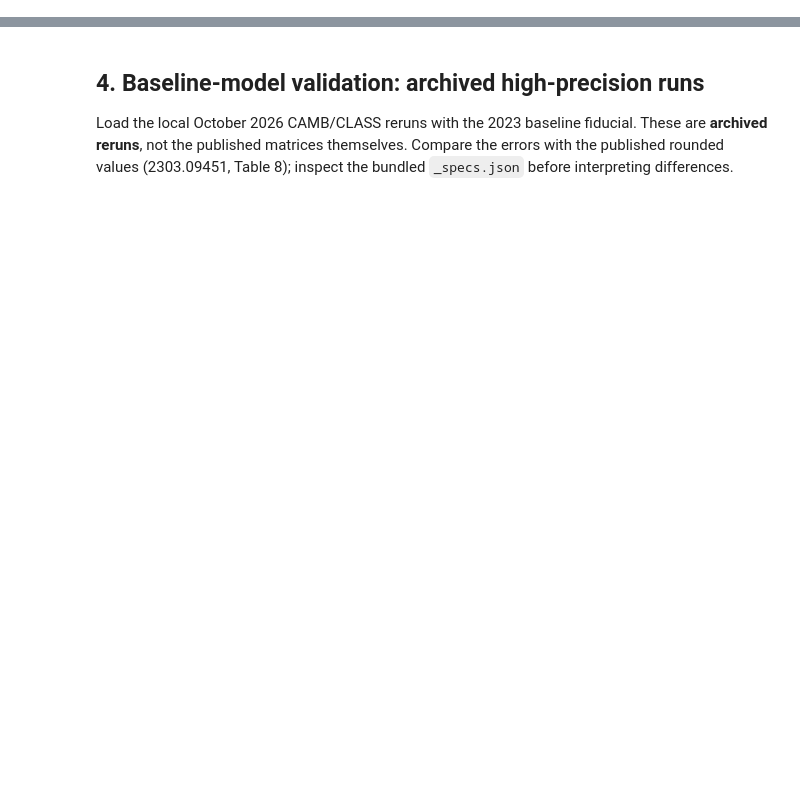
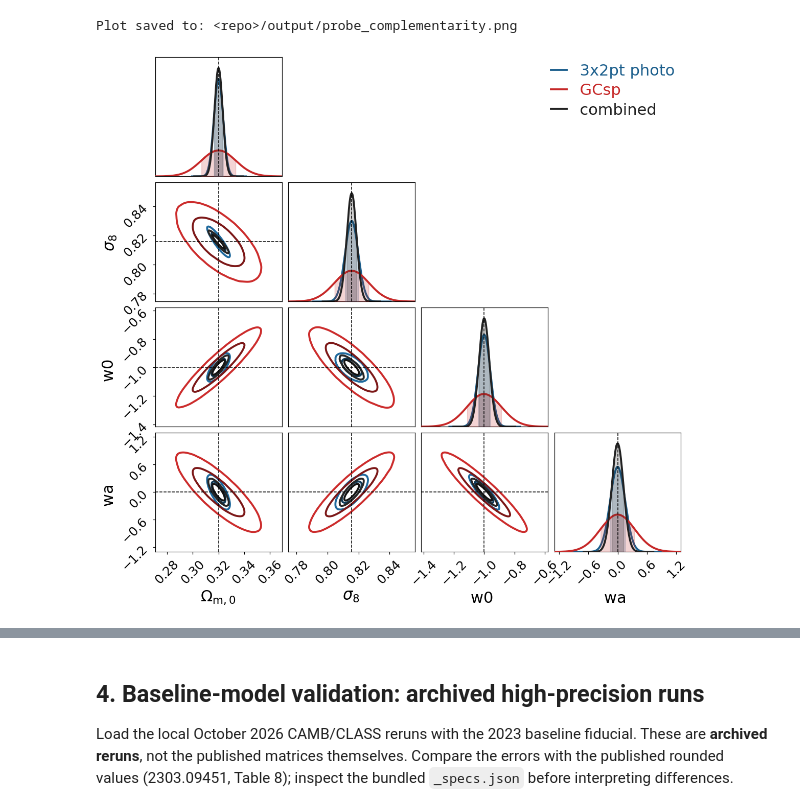
Before and after one commit to santiagocasas/bayes-cosmo-course, a Jupyter notebook: notebooks/02_cosmicfishpie_live_demo.ipynb, the cells around one changed output, grey strips where cells are left out. Saved outputs shown, nothing was run; the diff lists cells and outputs as text; code cells hidden in the pictures; blank space fills up the shorter version.

```diff
--- a/notebooks/02_cosmicfishpie_live_demo.ipynb
+++ b/notebooks/02_cosmicfishpie_live_demo.ipynb
@@ -157,0 +98,9 @@ FoM without / with prior: 391.20622717404456 509.360554313175
+# %%
+photo_model = FisherMatrix(
+    options=options,
+    fiducialpars=fiducial.copy(),
+    freepars=freepars,
+    observables=['WL', 'GCph'],    # WL + GCph: this already includes their cross-correlation (full 3x2pt)
+    cosmoModel='w0waCDM',
+    surveyName='Euclid',
+)
@@ -157,0 +125,6 @@ FoM without / with prior: 391.20622717404456 509.360554313175
+# %%
+start = perf_counter()
+photo = photo_model.compute()
+timings['photo_Pessimistic'] = perf_counter() - start
+photo.name = 'photo pess'
+print(f'{timings["photo_Pessimistic"]:.1f} s')
@@ -157,0 +300,14 @@ FoM without / with prior: 391.20622717404456 509.360554313175
+# %%
+# spectroscopic galaxy clustering: no photometric survey, k_max = 0.25 h/Mpc
+options_spec = dict(options, feedback=0,
+                    survey_name_photo=False,
+                    survey_name_spectro='Euclid-Spectroscopic-Paper-Pessimistic',
+                    outroot='lecture_spectro_pess')
+
+start = perf_counter()
+spectro = FisherMatrix(options=options_spec, fiducialpars=fiducial.copy(), freepars=freepars,
+                       observables=['GCsp'], cosmoModel='w0waCDM', surveyName='Euclid').compute()
+timings['spectro_Pessimistic'] = perf_counter() - start
+spectro.name = 'spectro pess'
+print(f'{timings["spectro_Pessimistic"]:.1f} s')
+print(spectro.get_param_names())
@@ -157,0 +418,13 @@ FoM without / with prior: 391.20622717404456 509.360554313175
+# %%
+fig = fco.make_triangle_plot(
+    fishers=[photo, spectro, combined],
+    fisher_labels=['3x2pt photo', 'GCsp', 'combined'],
+    params=['Omegam', 'sigma8', 'w0', 'wa'],
+    colors=['#1B5E8C', '#C62828', '#222222'],
+    truth_values=photo.get_param_names_fiducial_dict(),
+    savefile=str(OUTPUT / 'probe_complementarity.png'),
+)
+plt.show()
+# %% [output]
+Plot saved to: <repo>/output/probe_complementarity.png
+[figure, added]
```
Also changed, not shown: parts of 60 cells of this notebook, 1 other file.
